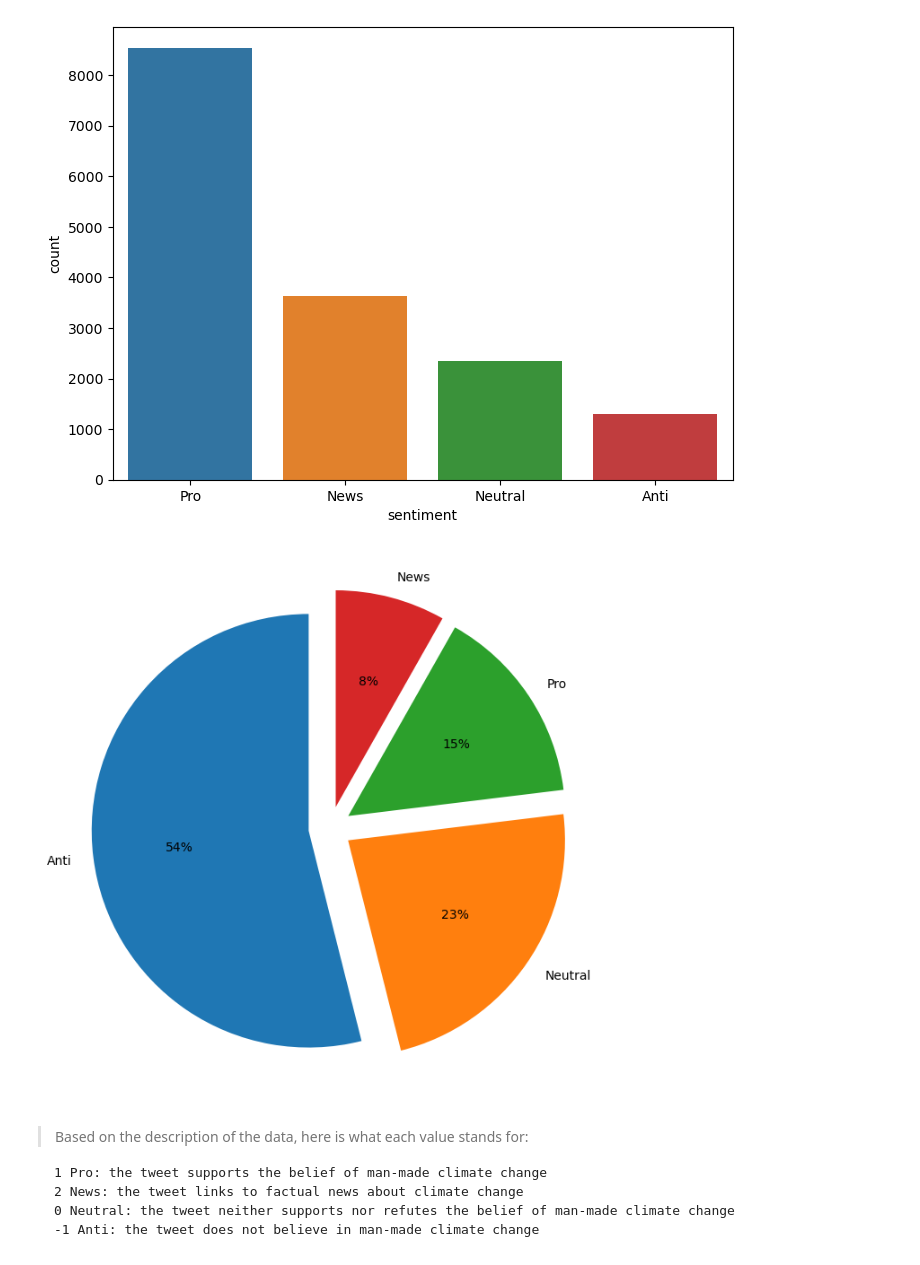
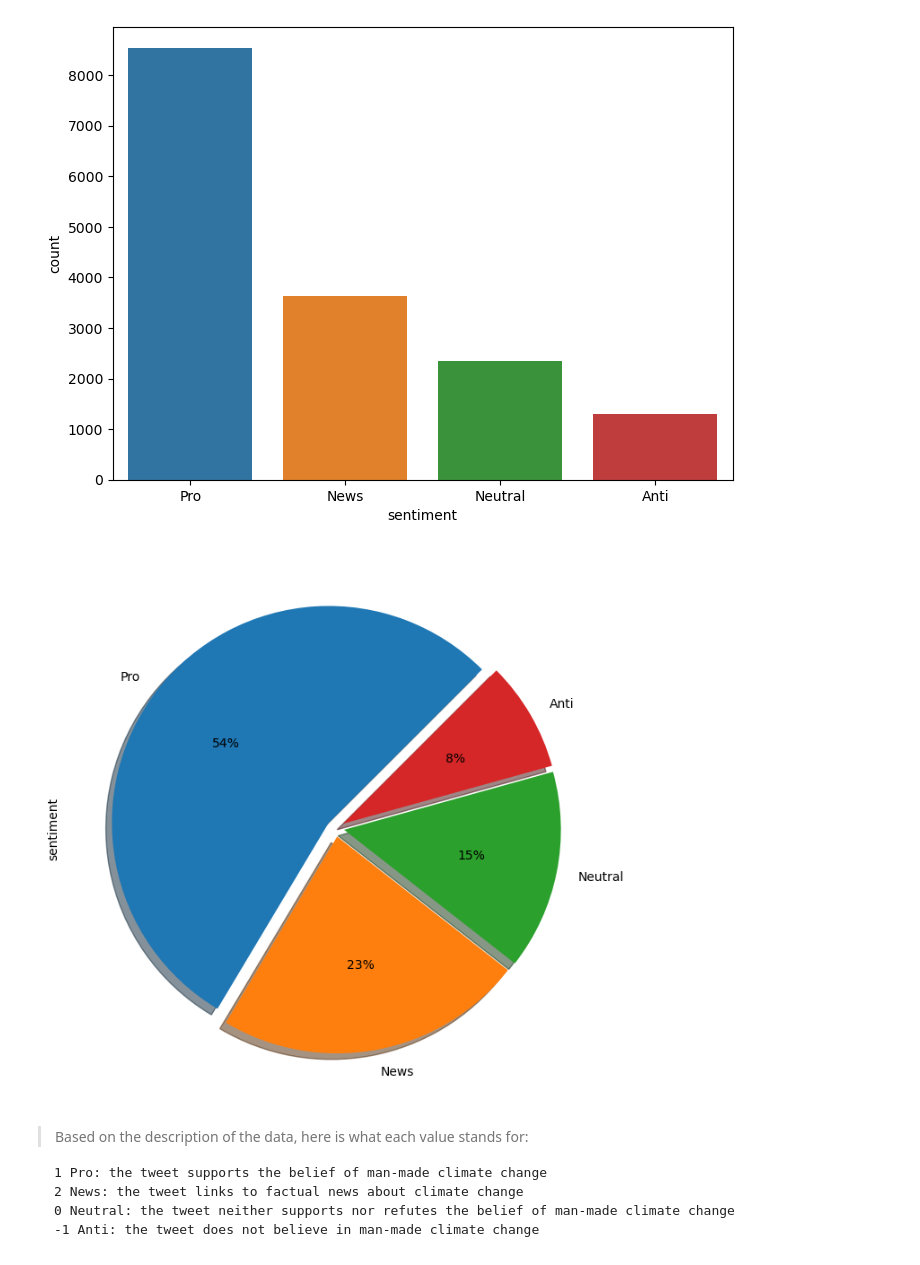
Before and after one commit to Ashafa1905/Team_JM1_Climate-Change-Belief-Analysis-2022, a Jupyter notebook: edsa-climate-change-belief-analysis-2022/Team_JM1.ipynb, the cells around one changed output. Cells and saved outputs as stored; diff of their text form; code cells hidden in the pictures.

Commit message:
Update Team_JM1.ipynb
chart changes

```diff
--- a/edsa-climate-change-belief-analysis-2022/Team_JM1.ipynb
+++ b/edsa-climate-change-belief-analysis-2022/Team_JM1.ipynb
@@ -358,16 +358,16 @@ plt.show()
 # %%
 f, ax = plt.subplots (figsize= (8, 8), dpi = 100)
 labels = list(num_to_name.values())
-plt.pie(plot_graphs["sentiment"].value_counts(),
-            labels=labels,
+plot_graphs["sentiment"].value_counts().plot.pie(
             autopct="%1.0f%%",
-            startangle=90,
-            explode=tuple([0.1] * len(labels)))
+            shadow = True,
+            startangle=45,
+            explode=tuple([0.04] * len(labels)))
 
 # displaying chart
 plt.show()
 # %% [output]
-[figure, old version]
+[figure, new version]
 # %% [markdown]
 >Based on the description of the data, here is what each value stands for:
 
```
Also changed, not shown: parts of 1 cell of this notebook.
